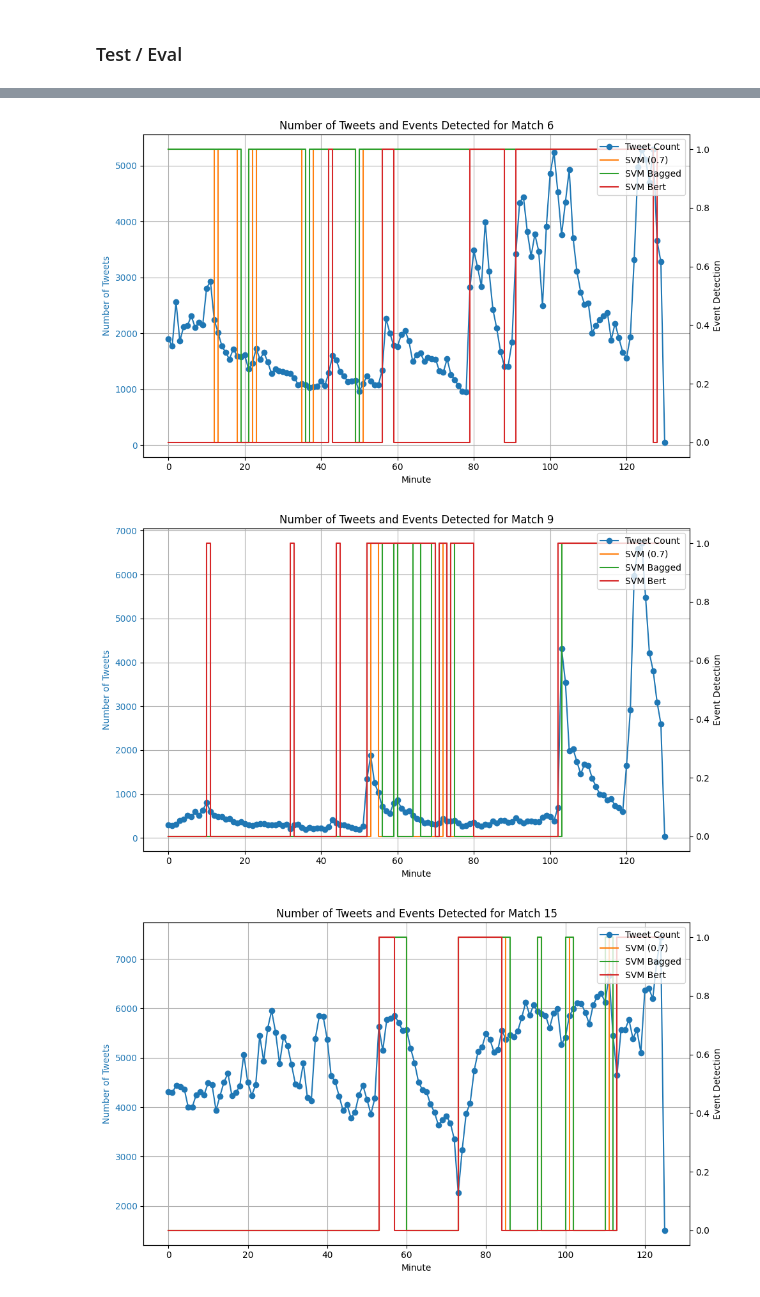
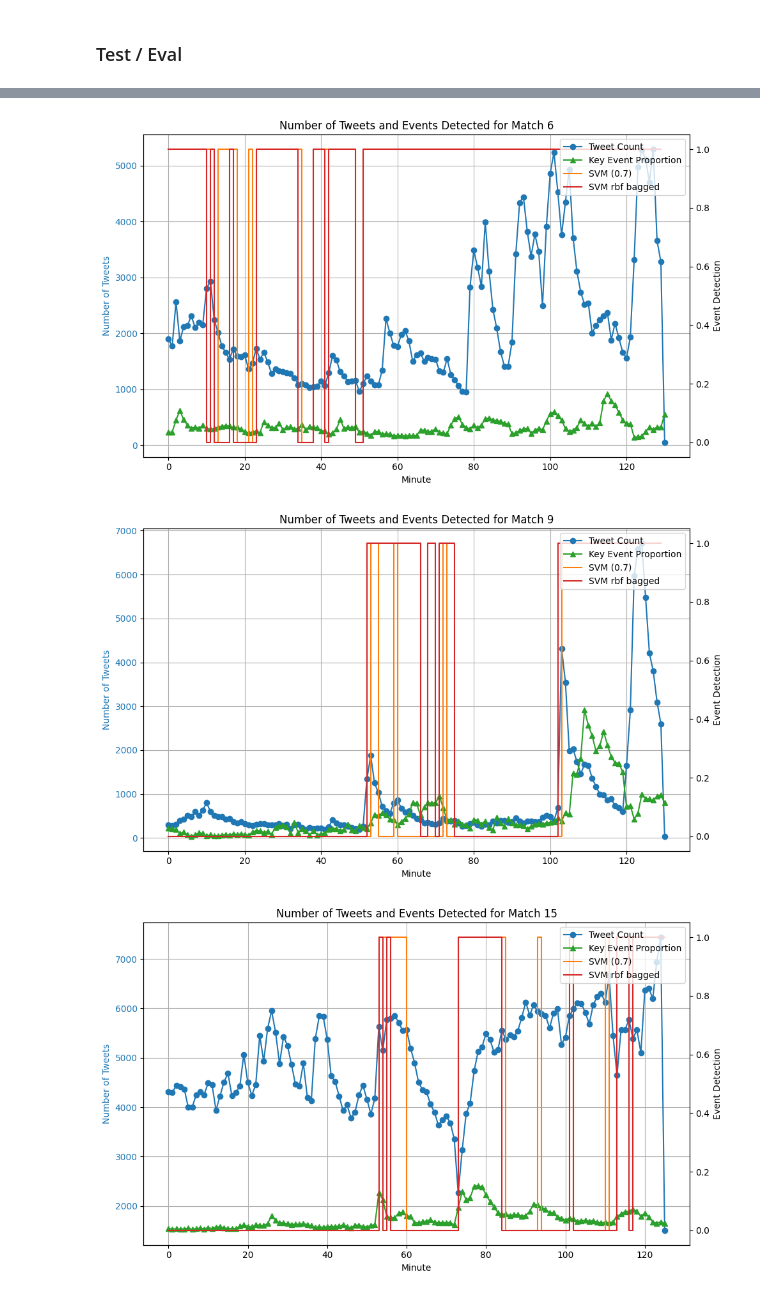
Before and after one commit to adriengoldszal/Sub-event-detection-in-twitter-streams, a Jupyter notebook: dataset_analysis.ipynb, the cells around one changed output, grey strips where cells are left out. Cells and saved outputs as stored; diff of their text form; code cells hidden in the pictures.

Commit message:
bagged svm test

```diff
--- a/dataset_analysis.ipynb
+++ b/dataset_analysis.ipynb
@@ -54,6 +54,15 @@ for match_id, match_data in df.groupby('MatchID'):
 
     # Count the number of tweets per minute for this match
     tweet_count_per_minute = data_per_minute.size()
+
+    key_events = ['goal', 'own goal', 'red card', 'yellow card', 'penalty', 'match start', 'match end', 'half time']
+
+    event_proportions = []
+    for minute, group in data_per_minute:
+        # Count tweets containing any of the key events
+        event_tweets = sum(any(f' {event} ' in f' {tweet} ' for event in key_events) for tweet in group['Tweet'])
+        proportion = event_tweets / len(group) if len(group) > 0 else 0
+        event_proportions.append(proportion)
 
     # Plot the tweet counts and the average EventType for this match
     fig, ax1 = plt.subplots(figsize=(10, 6))
@@ -68,6 +77,7 @@ for match_id, match_data in df.groupby('MatchID'):
     ax2 = ax1.twinx()
     ax2.set_ylabel('Average EventType', color='tab:orange')
     ax2.plot(avg_event_type_per_minute.index, avg_event_type_per_minute.values, marker='x', color='tab:orange', label='Avg EventType')
+    ax2.plot(tweet_count_per_minute.index, event_proportions, marker='^', color='tab:green', label='Key Event Proportion')
     ax2.tick_params(axis='y', labelcolor='tab:orange')
 
     # Add a title and grid
@@ -112,7 +122,7 @@ subevent_df['MatchID'] = subevent_df['MatchID'].astype(int)
 subevent_df['Minute'] = subevent_df['Minute'].astype(int)
 
 # Load subevent data from CSV
-subevent_df2 = pd.read_csv("svm_predictions_glove_50.csv")
+subevent_df2 = pd.read_csv("bagged_svm_predictions.csv")
 
 # Parse MatchID and Minute from the ID column
 subevent_df2[['MatchID', 'Minute']] = subevent_df2['ID'].str.split('_', expand=True)
@@ -120,7 +130,7 @@ subevent_df2['MatchID'] = subevent_df2['MatchID'].astype(int)
 subevent_df2['Minute'] = subevent_df2['Minute'].astype(int)
 
 # Load subevent data from CSV
-subevent_df3 = pd.read_csv("svm_bert_predictions.csv")
+subevent_df3 = pd.read_csv("bagged_svm_rbf_predictions.csv")
 
 # Parse MatchID and Minute from the ID column
 subevent_df3[['MatchID', 'Minute']] = subevent_df3['ID'].str.split('_', expand=True)
@@ -141,6 +149,15 @@ for match_id, match_data in eval_df.groupby('MatchID'):
 
     # Count the number of tweets per minute for this match
     tweet_count_per_minute = data_per_minute.size()
+
+    key_events = ['goal', 'own goal', 'red card', 'yellow card', 'penalty', 'match start', 'match end', 'half time']
+
+    event_proportions = []
+    for minute, group in data_per_minute:
+        # Count tweets containing any of the key events
+        event_tweets = sum(any(f' {event} ' in f' {tweet} ' for event in key_events) for tweet in group['Tweet'])
+        proportion = event_tweets / len(group) if len(group) > 0 else 0
+        event_proportions.append(proportion)
 
     # Filter subevents for the current match
     subevents = subevent_df[subevent_df['MatchID'] == match_id]
@@ -154,37 +171,37 @@ for match_id, match_data in eval_df.groupby('MatchID'):
     ax1.set_xlabel('Minute')
     ax1.set_ylabel('Number of Tweets', color='tab:blue')
     ax1.plot(tweet_count_per_minute.index, tweet_count_per_minute.values,
             marker='o', color='tab:blue', label='Tweet Count')
     ax1.tick_params(axis='y', labelcolor='tab:blue')
 
     # Create secondary axis (right)
     ax2 = ax1.twinx()
-
+    ax2.plot(tweet_count_per_minute.index, event_proportions, marker='^', color='tab:green', label='Key Event Proportion')
     # Plot both models on the secondary axis
     ax2.set_ylabel('Event Detection', color='black')
     ax2.step(subevents['Minute'], subevents['EventType'],
              color='tab:orange', label='SVM (0.7)', where='post')
-    ax2.step(subevents2['Minute'], subevents2['EventType'],
-             color='tab:green', label='SVM Glove 50', where='post')
+    #ax2.step(subevents2['Minute'], subevents2['EventType'],
+             #color='tab:green', label='Bagged SVM (0.699)', where='post')
     ax2.step(subevents3['Minute'], subevents3['EventType'],
-             color='tab:red', label='SVM Bert', where='post')
+             color='tab:red', label='SVM rbf bagged', where='post')
     ax2.tick_params(axis='y')
 
     # Combine legends from both axes
     lines1, labels1 = ax1.get_legend_handles_labels()
     lines2, labels2 = ax2.get_legend_handles_labels()
     ax2.legend(lines1 + lines2, labels1 + labels2, loc='upper right')
 
     # Add title and grid
     plt.title(f'Number of Tweets and Events Detected for Match {match_id}')
     ax1.grid(True)
 
     # Adjust layout to prevent label overlap
     plt.tight_layout()
 
     # Show the plot
     plt.show()
 # %% [output]
-[figure, old version]
+[figure, new version]
-[figure, old version]
+[figure, new version]
-[figure, old version]
+[figure, new version]
```
Also changed, not shown: parts of 3 cells of this notebook, 2 other files.
